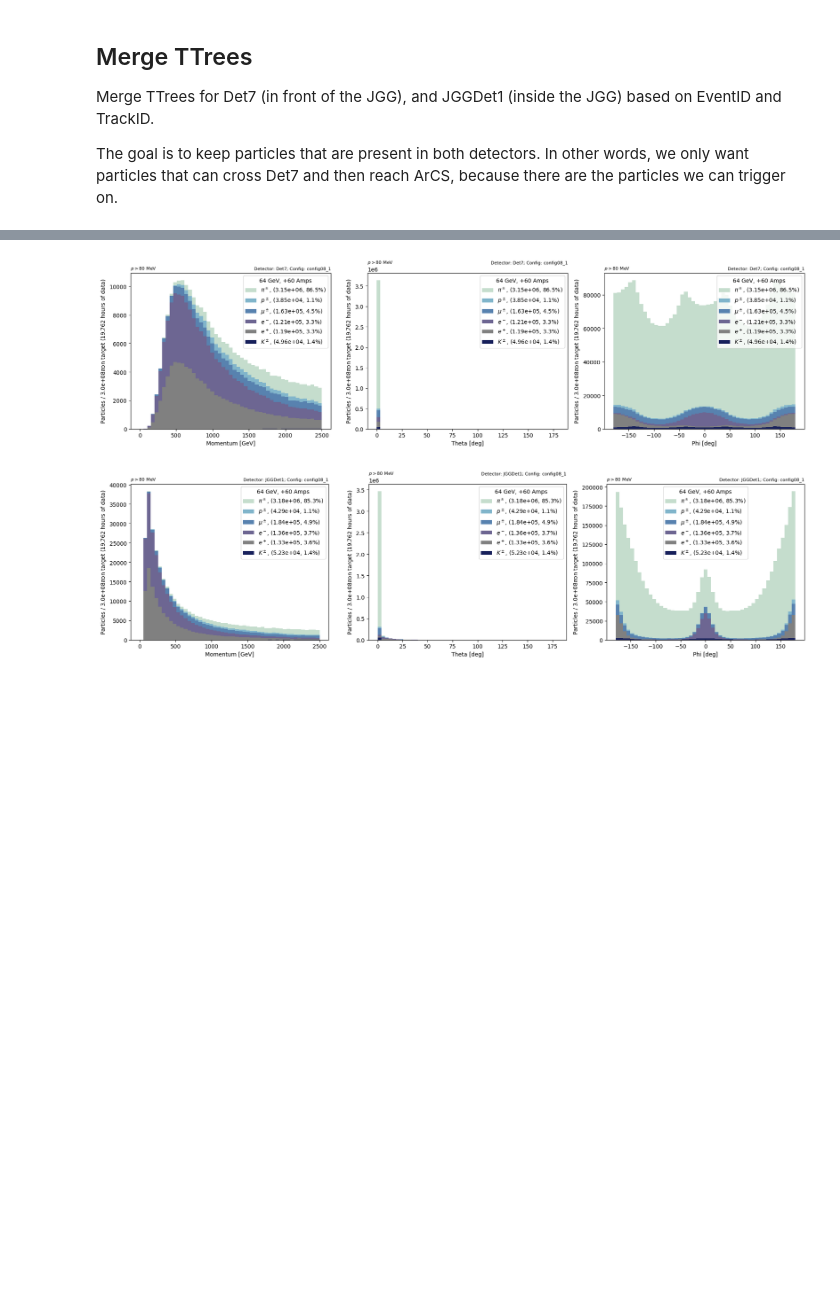
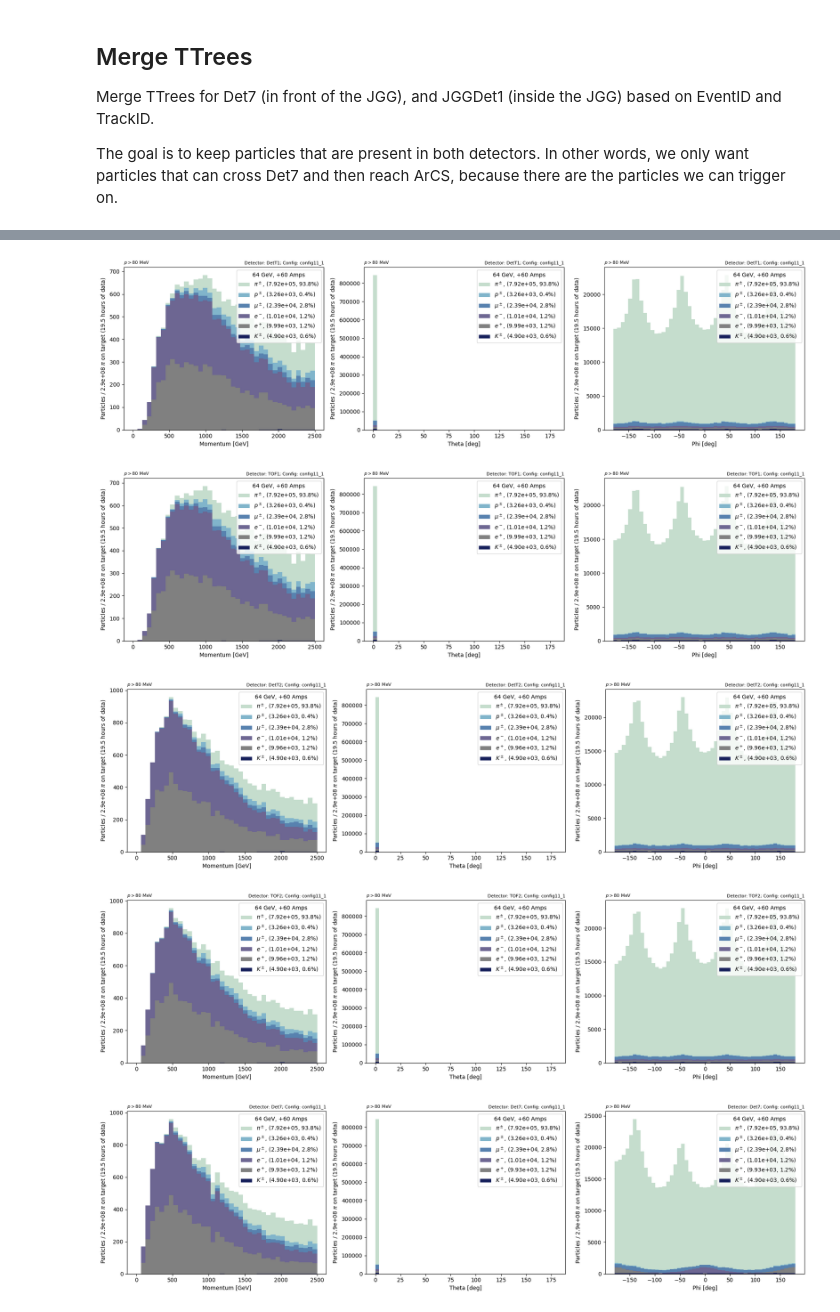
Before and after one commit to ArCS-FNAL/beamline, a Jupyter notebook: Analysis/BeamlineAna-G4BLSimple.ipynb, the cells around one changed output, grey strips where cells are left out. Drawn from its saved outputs; the diff is of its cells as text; code cells hidden in the pictures; blank space fills up the shorter version.

```diff
--- a/Analysis/BeamlineAna-G4BLSimple.ipynb
+++ b/Analysis/BeamlineAna-G4BLSimple.ipynb
@@ -143,0 +306,17 @@ df.query('PDGid==11').head()
+# %%
+from collections import OrderedDict
+# tot_hits = OrderedDict()
+# triggering_hits = None
+
+npars = {}
+npars_trig = {}
+
+p_range = [0, 2500]
+
+for det in det_list:
+    _, npars_trig = particle_rates(df_trig, det, n_pions, p_range=p_range)
+    print('\n')
+    tot, l = particle_rates(dfs[det], det, n_pions, p_range=p_range)
+    tot_hits[det] = tot
+    npars[det] = l
+    print('\n ************** \n')
@@ -143,0 +349,3 @@ df.query('PDGid==11').head()
+# %%
+npars_toplot = {key: npars[key] for key in ['DetT1', 'TOF1', 'DetT2', 'TOF2'] if key in npars}
+npars_toplot['Triggerable'] = npars_trig
@@ -143,0 +361,5 @@ df.query('PDGid==11').head()
+# %%
+
+p_range = [0, 2500]
+_, npars_trig = particle_rates(df_trig, det, n_pions, p_range=p_range)
+_, npars = particle_rates(dfs[det], det, n_pions, p_range=p_range)
@@ -168,6 +462,8 @@ def get_values_labels(df, det='JGGDet1', variable='p', p_cut=80):
         var = df_[f'theta_{det}'].values
     elif variable == 'phi':
         var = df_[f'phi_{det}'].values
+    elif variable == 't':
+        var = df_[f't_{det}'].values
 
     kaons = var[np.abs(pdg)==321]
     positrons = var[pdg==-11]
@@ -206,46 +502,50 @@ def get_values_labels(df, det='JGGDet1', variable='p', p_cut=80):
 
     return values, labels
 # %%
-for det in ['Det7', 'JGGDet1']:
+for det in det_list: #['DetT1', 'DetT2', 'Det7', 'JGGDet1']:
+# for det in ['Det7', 'JGGDet1']:
 
     fig, ax = plt.subplots(ncols=3, nrows=1, figsize=(18, 5))
 
     x_axis = {'p': 'Momentum [GeV]',
               'theta': 'Theta [deg]',
               'phi': 'Phi [deg]'}
-    x_bins = {'p': np.linspace(0, 2500, 50),
+    x_bins = {'p': np.linspace(0, 2500, 40),
               'theta': np.linspace(0, 180, 50),
               'phi': np.linspace(-180, 180, 50)}
 
     for i, variable in enumerate(['p', 'theta', 'phi']):
 
         p_cut = 80
 
-        values, labels = get_values_labels(df, det, variable, p_cut)
+        values, labels = get_values_labels(df_trig, det, variable, p_cut)
 
         bins = x_bins[variable]
         if det == 'Det4' and i == 0:
             bins = np.linspace(200, 1600, 30)
         if det == 'Det5' and i == 0:
             bins = np.linspace(150, 2500, 50)
 
         ax[i].hist(values, bins=bins, color=colors, label=labels, stacked=True)
 
         ax[i].legend()
         handles, labels = ax[i].get_legend_handles_labels()
         ax[i].legend(handles[::-1], labels[::-1], title='64 GeV, +60 Amps',)
 
         ax[i].set_xlabel(x_axis[variable])
-        ax[i].set_ylabel(f'Particles / {n_pions:.1e}' + r'$\pi$' + f'on target ({n_hours} hours of data)' )
+        ax[i].set_ylabel(f'Particles / {n_pions:.1e}' + r' $\pi$' + f' on target ({n_hours:.1f} hours of data)' )
         ax[i].set_title(f'Detector: {det}; Config: {config}', loc='right', fontsize=8)
         ax[i].set_title(f'$p>{p_cut}$ MeV', loc='left', fontsize=8)
 
         # if det == 'Det7' or det == 'Det8' or 'JGG' in det:
         #     ax[i].set_yscale('log')
 
     plt.tight_layout()
     plt.savefig(_save_dir + f'spectra_g4blsimple_df_{config}_det{det}.pdf')
     plt.show()
 # %% [output]
-[figure, old version]
+[figure, new version]
-[figure, old version]
+[figure, new version]
+[figure, added]
+[figure, added]
+[figure, added]
```
Also changed, not shown: parts of 26 cells of this notebook, 1 other file.
